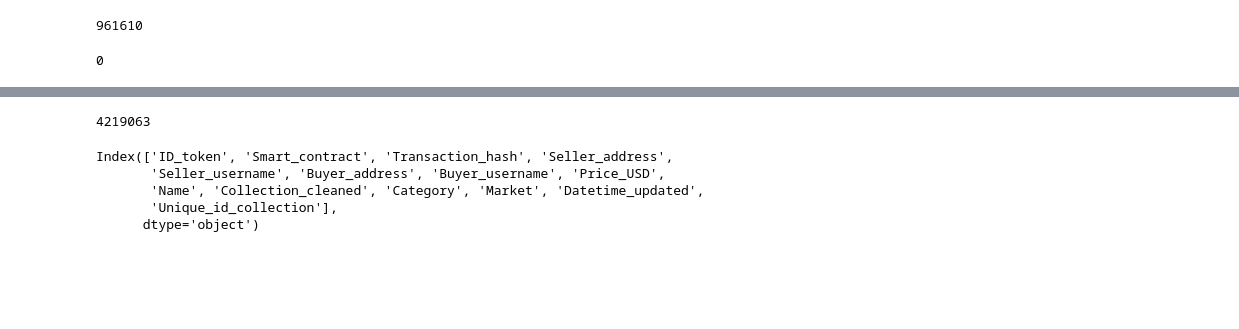
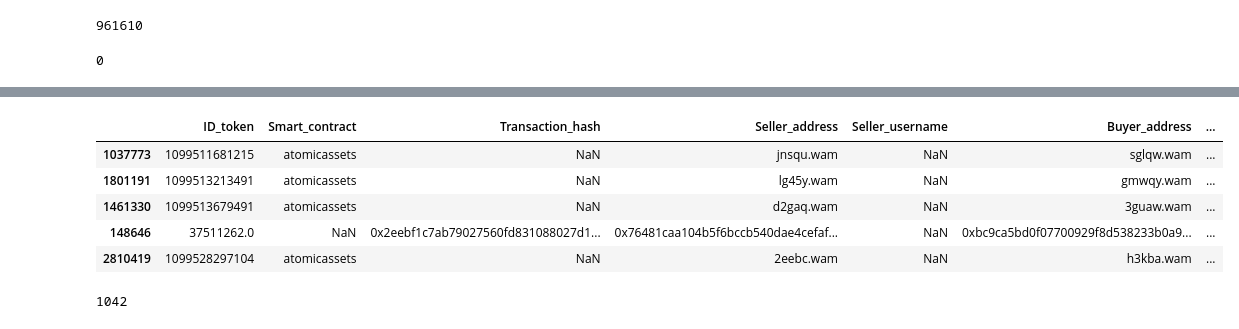
Before and after one commit to TigerGraph-DevLabs/kdd2022-tutorial, a Jupyter notebook: notebooks/initial_modelling.ipynb, the cells around one changed output, grey strips where cells are left out. Cells and saved outputs as stored; diff of their text form; code cells hidden in the pictures; blank space fills up the shorter version.

```diff
--- a/notebooks/initial_modelling.ipynb
+++ b/notebooks/initial_modelling.ipynb
@@ -187,0 +228,5 @@ sampled = df.sample(frac=.01)
+# %%
+sampled["oneHotCollection"] = LabelBinarizer().fit_transform(sampled["Collection_cleaned"]).tolist()
+# %%
+sampled["oneHotCategory"] = sampled["oneHotCategory"].apply(lambda x: ' '.join(map(str, x)))
+sampled["oneHotCollection"] = sampled["oneHotCollection"].apply(lambda x: ' '.join(map(str, x)))
@@ -188,16 +238,17 @@ sampled = df.sample(frac=.01)
+# %%
+sampled.head()
+# %% [output]
+|  | ID_token | Smart_contract | Transaction_hash | Seller_address | Seller_username | Buyer_address | ... |
+| 1037773 | 1099511681215 | atomicassets | NaN | jnsqu.wam | NaN | sglqw.wam | ... |
+| 1801191 | 1099513213491 | atomicassets | NaN | lg45y.wam | NaN | gmwqy.wam | ... |
+| 1461330 | 1099513679491 | atomicassets | NaN | d2gaq.wam | NaN | 3guaw.wam | ... |
+| 148646 | 37511262.0 | NaN | 0x2eebf1c7ab79027560fd831088027d1... | 0x76481caa104b5f6bccb540dae4cefaf... | NaN | 0xbc9ca5bd0f07700929f8d538233b0a9... | ... |
+| 2810419 | 1099528297104 | atomicassets | NaN | 2eebc.wam | NaN | h3kba.wam | ... |
 # %%
 sampled.to_csv("../data/Data_API_sampled.csv", index=False, sep=";")
+# %%
+len(sampled["Collection_cleaned"].unique())
+# %% [output]
+1042
 # %%
 df.to_csv("../data/Data_API_processed.csv", index=False)
-# %%
-df["Name"].isna().sum()
-# %% [output]
-4219063
-# %%
-df.columns
-# %% [output]
-Index(['ID_token', 'Smart_contract', 'Transaction_hash', 'Seller_address',
-       'Seller_username', 'Buyer_address', 'Buyer_username', 'Price_USD',
-       'Name', 'Collection_cleaned', 'Category', 'Market', 'Datetime_updated',
-       'Unique_id_collection'],
-      dtype='object')
```
Also changed, not shown: parts of 9 cells of this notebook, 9 other files.
